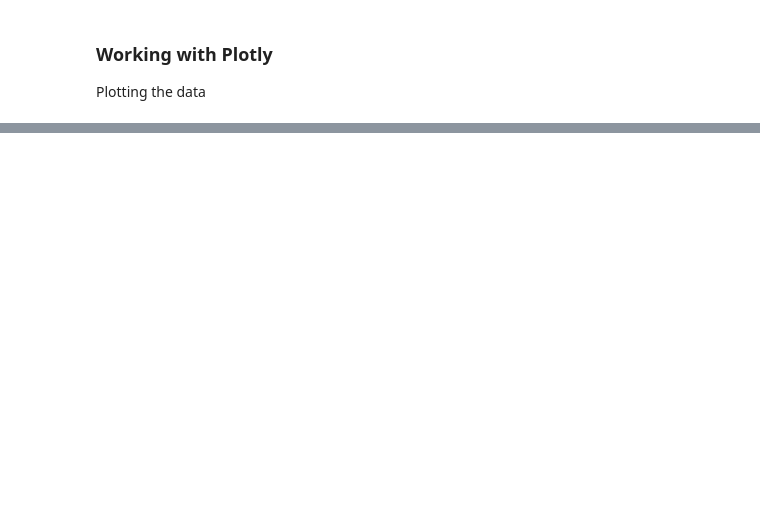
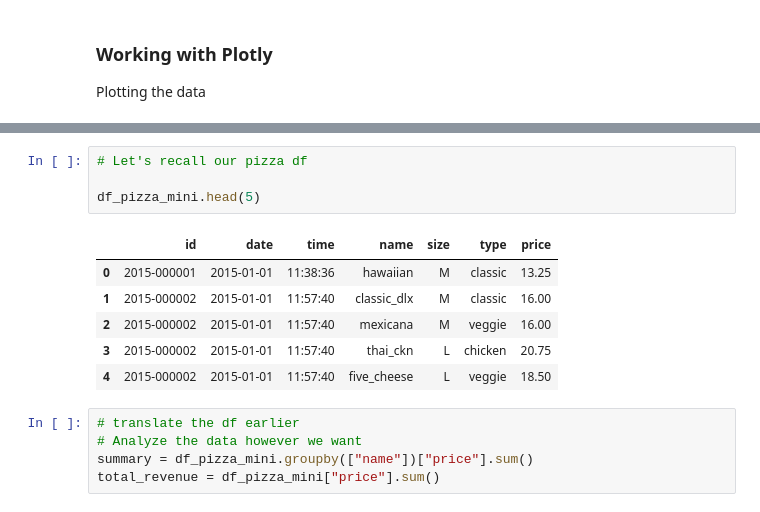
Before and after one commit to JulesU/data_viz, a Jupyter notebook: notebooks/input/mod5_dataviz.ipynb, the cells around one changed output, grey strips where cells are left out. Drawn from its saved outputs; the diff is of its cells as text; blank space fills up the shorter version.

```diff
--- a/notebooks/input/mod5_dataviz.ipynb
+++ b/notebooks/input/mod5_dataviz.ipynb
@@ -485,0 +490,16 @@ Now that we know what the dataset looks like, let's do some analsis on the all o
+# %%
+# Let's recall our pizza df
+
+df_pizza_mini.head(5)
+# %% [output]
+|  | id | date | time | name | size | type | price |
+| 0 | 2015-000001 | 2015-01-01 | 11:38:36 | hawaiian | M | classic | 13.25 |
+| 1 | 2015-000002 | 2015-01-01 | 11:57:40 | classic_dlx | M | classic | 16.00 |
+| 2 | 2015-000002 | 2015-01-01 | 11:57:40 | mexicana | M | veggie | 16.00 |
+| 3 | 2015-000002 | 2015-01-01 | 11:57:40 | thai_ckn | L | chicken | 20.75 |
+| 4 | 2015-000002 | 2015-01-01 | 11:57:40 | five_cheese | L | veggie | 18.50 |
+# %%
+# translate the df earlier
+# Analyze the data however we want
+summary = df_pizza_mini.groupby(["name"])["price"].sum()
+total_revenue = df_pizza_mini["price"].sum()
```
Also changed, not shown: parts of 39 cells of this notebook, 2 other files.
